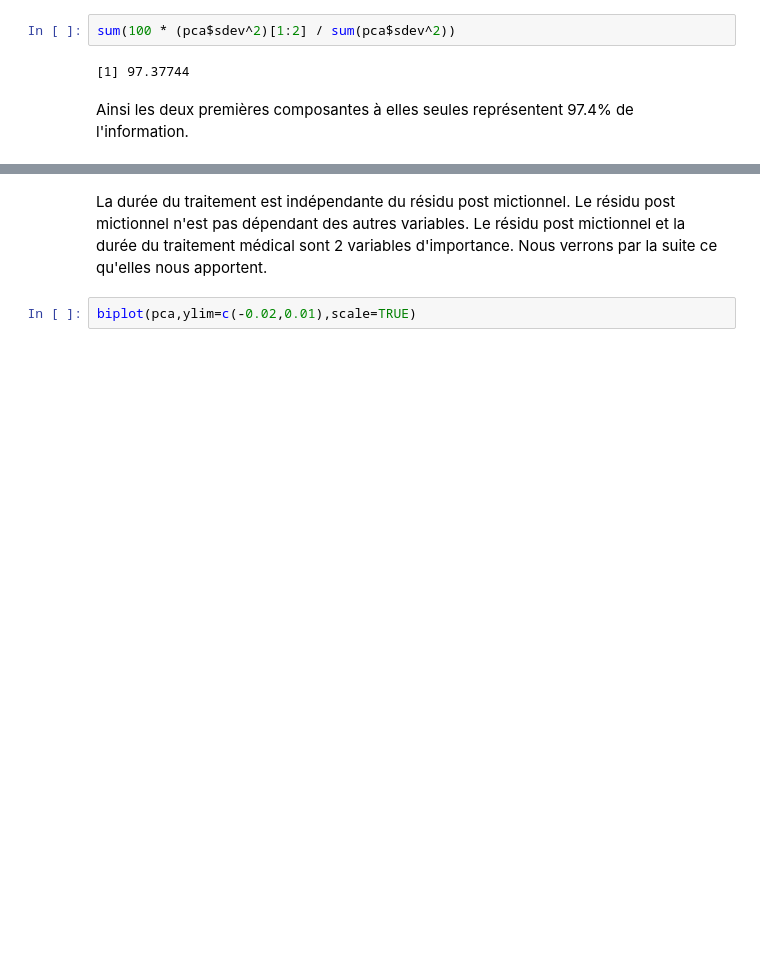
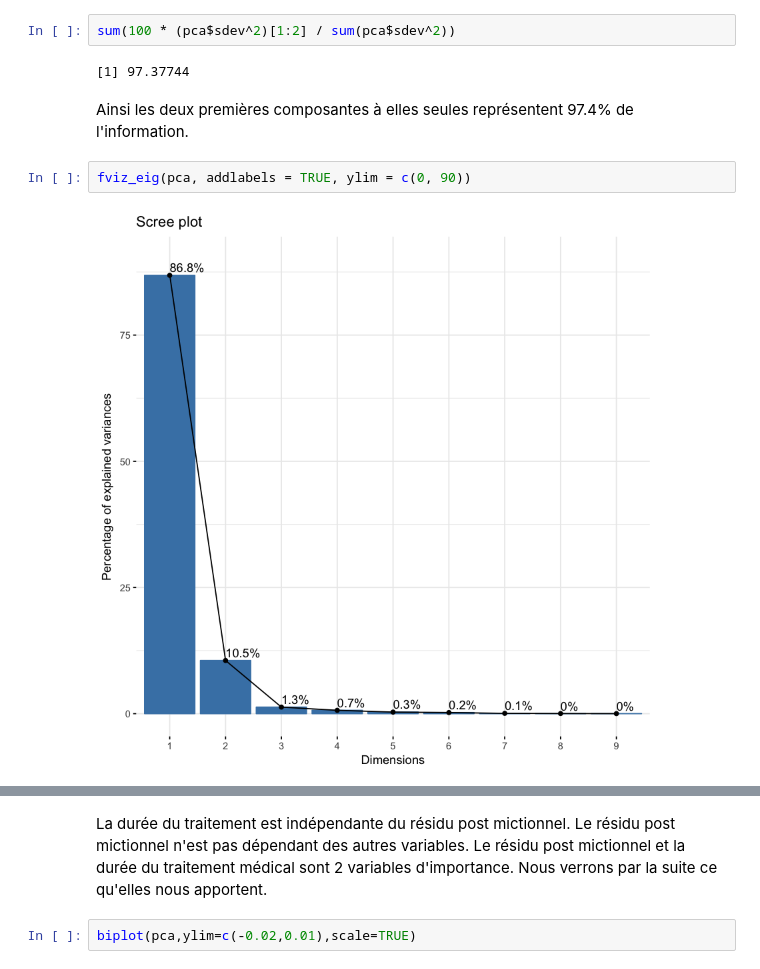
Before and after one commit to BigFab/TP_Adenome, a Jupyter notebook: rtupb_vbpps.ipynb, the cells around one changed output, grey strips where cells are left out. Cells and saved outputs as stored; diff of their text form; blank space fills up the shorter version.

```diff
--- a/rtupb_vbpps.ipynb
+++ b/rtupb_vbpps.ipynb
@@ -298,6 +306,10 @@ sum(100 * (pca$sdev^2)[1:2] / sum(pca$sdev^2))
 [1] 97.37744
 # %% [markdown]
 Ainsi les deux premières composantes à elles seules représentent 97.4% de l'information.
+# %%
+fviz_eig(pca, addlabels = TRUE, ylim = c(0, 90))
+# %% [output]
+[figure, added]
 # %%
 biplot(pca,ylim=c(-0.2,0.075),scale=TRUE)
 # %% [output]
```
Also changed, not shown: parts of 25 cells of this notebook, 4 other files.
